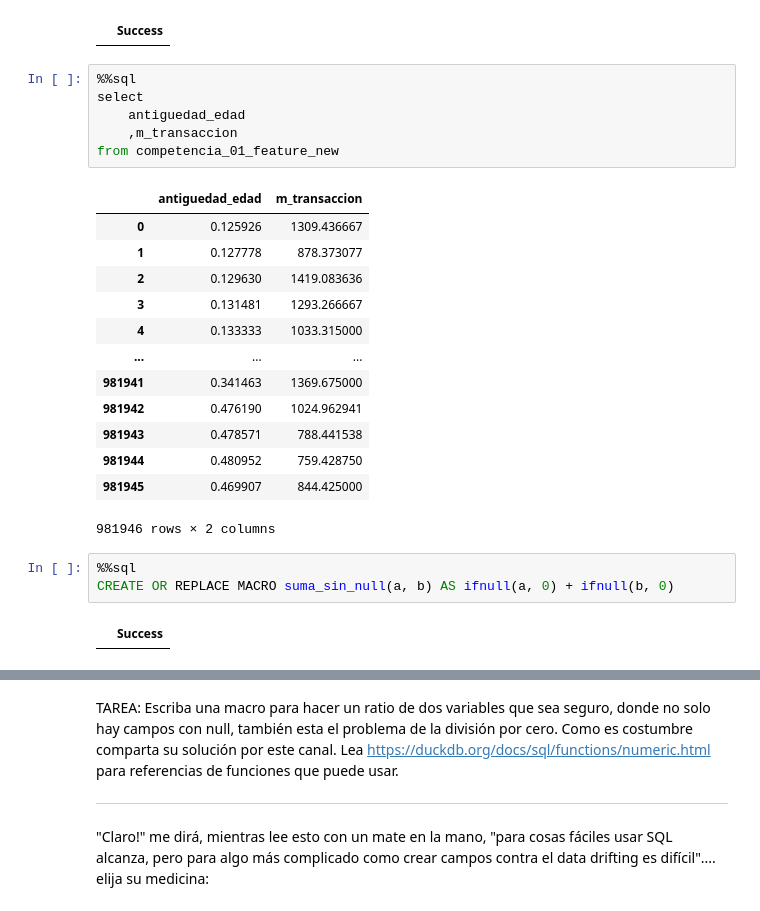
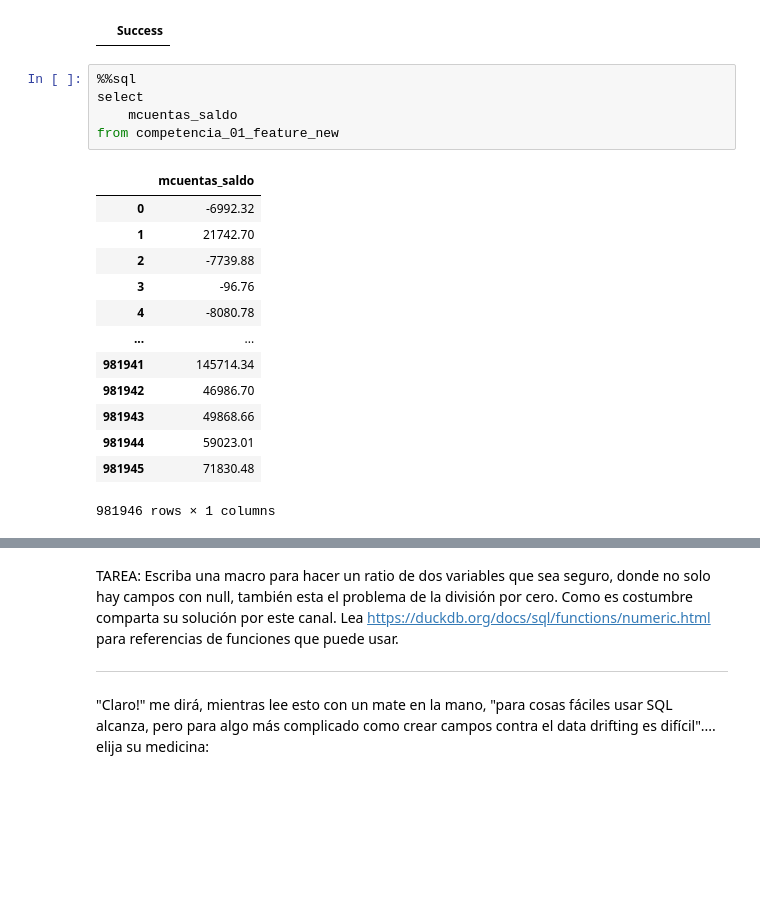
Before and after one commit to dmecoyfin/dmeyf2024, a Jupyter notebook: src/Competencia_1/Feature_Engineering_en_SQL.ipynb, the cells around one changed output, grey strips where cells are left out. Saved outputs shown, nothing was run; the diff lists cells and outputs as text; blank space fills up the shorter version.

```diff
--- a/src/Competencia_1/Feature_Engineering_en_SQL.ipynb
+++ b/src/Competencia_1/Feature_Engineering_en_SQL.ipynb
@@ -388,25 +340,19 @@ COPY competencia_01_feature_new TO 'competencia_01_feature_new.csv' (FORMAT CSV,
 # %%
 %%sql
 select
-    antiguedad_edad
-    ,m_transaccion
+    mcuentas_saldo
 from competencia_01_feature_new
 # %% [output]
-|  | antiguedad_edad | m_transaccion |
-| 0 | 0.125926 | 1309.436667 |
-| 1 | 0.127778 | 878.373077 |
-| 2 | 0.129630 | 1419.083636 |
-| 3 | 0.131481 | 1293.266667 |
-| 4 | 0.133333 | 1033.315000 |
-| ... | ... | ... |
-| 981941 | 0.341463 | 1369.675000 |
-| 981942 | 0.476190 | 1024.962941 |
-| 981943 | 0.478571 | 788.441538 |
-| 981944 | 0.480952 | 759.428750 |
-| 981945 | 0.469907 | 844.425000 |
+|  | mcuentas_saldo |
+| 0 | -6992.32 |
+| 1 | 21742.70 |
+| 2 | -7739.88 |
+| 3 | -96.76 |
+| 4 | -8080.78 |
+| ... | ... |
+| 981941 | 145714.34 |
+| 981942 | 46986.70 |
+| 981943 | 49868.66 |
+| 981944 | 59023.01 |
+| 981945 | 71830.48 |
-981946 rows × 2 columns
+981946 rows × 1 columns
-# %%
-%%sql
-CREATE OR REPLACE MACRO suma_sin_null(a, b) AS ifnull(a, 0) + ifnull(b, 0)
-# %% [output]
-|  | Success |
```
Also changed, not shown: parts of 6 cells of this notebook, 2 other files.
